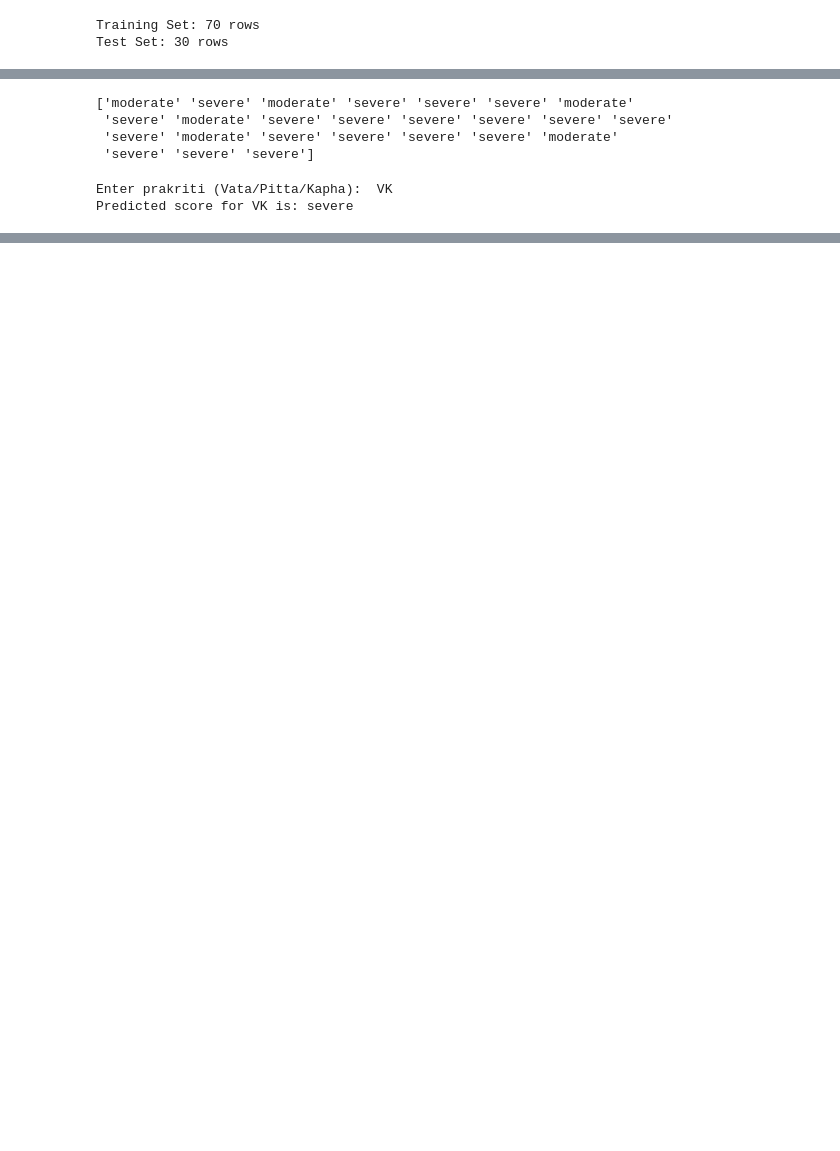
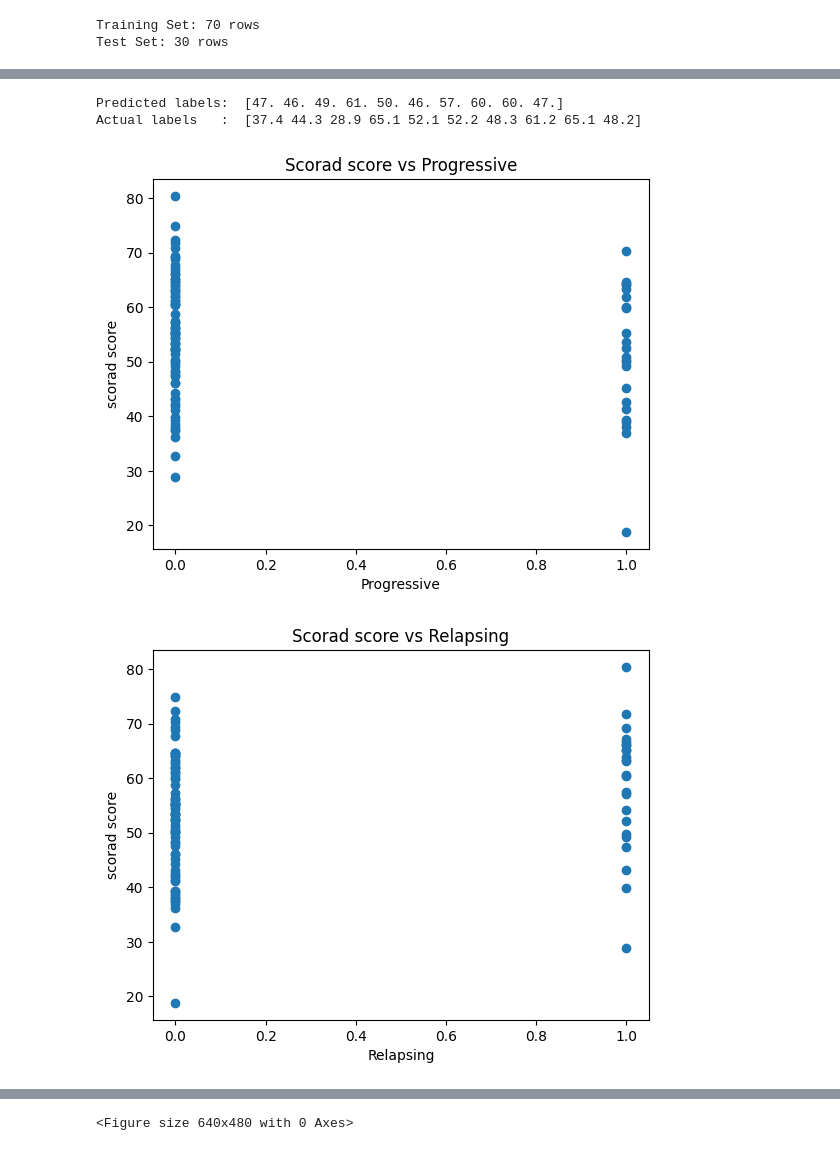
Before and after one commit to kanak108/DiseaseSeverityAI, a Jupyter notebook: My_project1.ipynb, the cells around one changed output, grey strips where cells are left out. Cells and saved outputs as stored; diff of their text form; code cells hidden in the pictures; blank space fills up the shorter version.

```diff
--- a/My_project1.ipynb
+++ b/My_project1.ipynb
@@ -12,9 +12,19 @@ data.head()
 # %%
 # Separate features and labels
-features = 'prakriti'
+from sklearn.preprocessing import LabelEncoder
+data=data.fillna(0)
+
+# Instantiate the LabelEncoder
+label_encoder = LabelEncoder()
+
+# Apply label encoding to the 'Weather' column
+data['prakriti'] = label_encoder.fit_transform(data['prakriti'])
+data['site'] = label_encoder.fit_transform(data['site'])
+
+features = ['prakriti','site','Progressive','Relapsing','seasonal','stationary','duration in years']
 label = 'Scorad score'
-X = data['prakriti']
-y = data['Scorad score']
+X = data[features].values
+y = data[label].values
 
 print('Features:',X[:4],'\nLabels:', y[:4], sep='\n')
 for n in range(0,4):
@@ -89,32 +72,27 @@ Accuracy on test data: 0.84
-# %%
-predictions = knn.predict(X_test)
-print(predictions)
-# %% [output]
-['moderate' 'severe' 'moderate' 'severe' 'severe' 'severe' 'moderate'
- 'severe' 'moderate' 'severe' 'severe' 'severe' 'severe' 'severe' 'severe'
- 'severe' 'moderate' 'severe' 'severe' 'severe' 'severe' 'moderate'
- 'severe' 'severe' 'severe']
-# %%
-from sklearn.preprocessing import LabelEncoder
-df = pd.DataFrame(data, columns=['severity','prakriti'])
-
-# Label Encode categorical column
-le = LabelEncoder()
-df['prakriti'] = le.fit_transform(df['prakriti'])
-
-X = df['prakriti'].to_numpy()
-y = df['severity'].to_numpy()
-
-# Train KNN model
-knn = KNeighborsClassifier(n_neighbors=3).fit(X.reshape(-1,1), y)
-
-# Take user input
-prakriti = input("Enter prakriti (Vata/Pitta/Kapha): ")
-encoded = le.transform([prakriti])
-
-# Predict score
-prediction = knn.predict(encoded.reshape(1,-1))
-print(f"Predicted score for {prakriti} is: {prediction[0]}")
-# %% [output]
-Enter prakriti (Vata/Pitta/Kapha):  VK
-Predicted score for VK is: severe
+# %%
+import numpy as np
+
+predictions = model.predict(X_test)
+np.set_printoptions(suppress=True)
+print('Predicted labels: ', np.round(predictions)[:10])
+print('Actual labels   : ' ,y_test[:10])
+# %% [output]
+Predicted labels:  [47. 46. 49. 61. 50. 46. 57. 60. 60. 47.]
+Actual labels   :  [37.4 44.3 28.9 65.1 52.1 52.2 48.3 61.2 65.1 48.2]
+# %%
+#making scatter plots
+import matplotlib.pyplot as plt
+#finding correlation
+numfeature=['Progressive','Relapsing','seasonal','stationary','duration in years']
+label=['Scorad score']
+for col in numfeature:
+    a=data[col]
+    plt.scatter(x=a, y=data[label],label=col)
+    plt.title('Scorad score vs '+str(col))
+    plt.xlabel(col)
+    plt.ylabel('scorad score')
+    plt.show()
+plt.tight_layout()
+# %% [output]
+[figure, added]
+[figure, added]
@@ -120,0 +102 @@ Predicted score for VK is: severe
+<Figure size 640x480 with 0 Axes>
```
Also changed, not shown: parts of 10 cells of this notebook, 1 other file.
